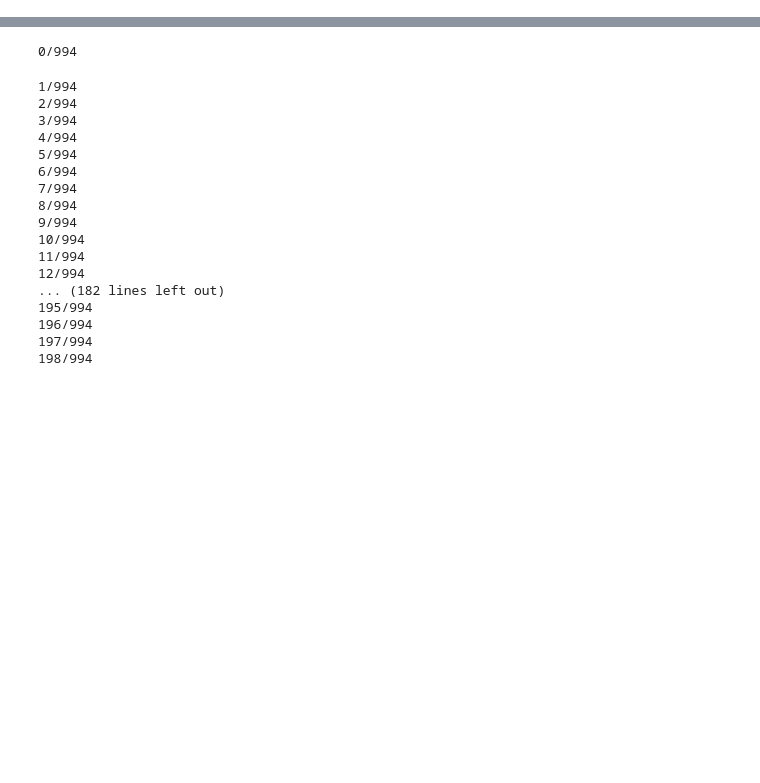
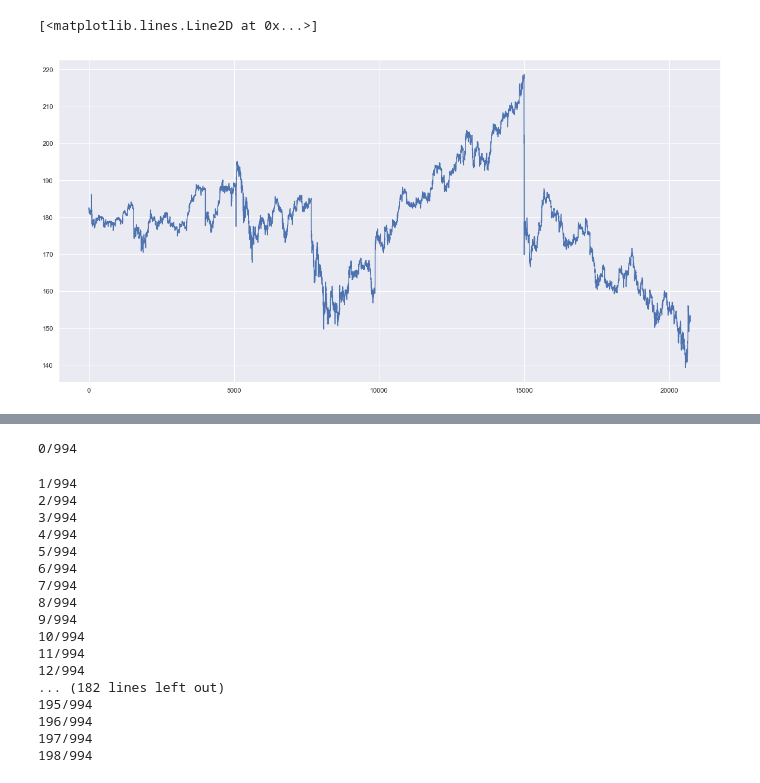
Before and after one commit to AlexisVLRT/StockWatch, a Jupyter notebook: PairsTradingPOC.ipynb, the cells around one changed output, grey strips where cells are left out. Saved outputs shown, nothing was run; the diff lists cells and outputs as text; code cells hidden in the pictures; blank space fills up the shorter version.

```diff
--- a/PairsTradingPOC.ipynb
+++ b/PairsTradingPOC.ipynb
@@ -17,4 +17,10 @@ from statsmodels.tsa.stattools import adfuller
 # %matplotlib inline
 # %%
 stocks_data = pickle.load(open("FullData_5.p", "rb"))
+# %%
+plt.figure(figsize=(20, 10))
+plt.plot(stocks_data.loc[:, ['FB']].fillna(method='bfill').fillna(method='ffill').reset_index(drop=True))
+# %% [output]
+[<matplotlib.lines.Line2D at 0x...>]
+[figure, added]
 # %%
```
Also changed, not shown: parts of 16 cells of this notebook, 15 other files.
